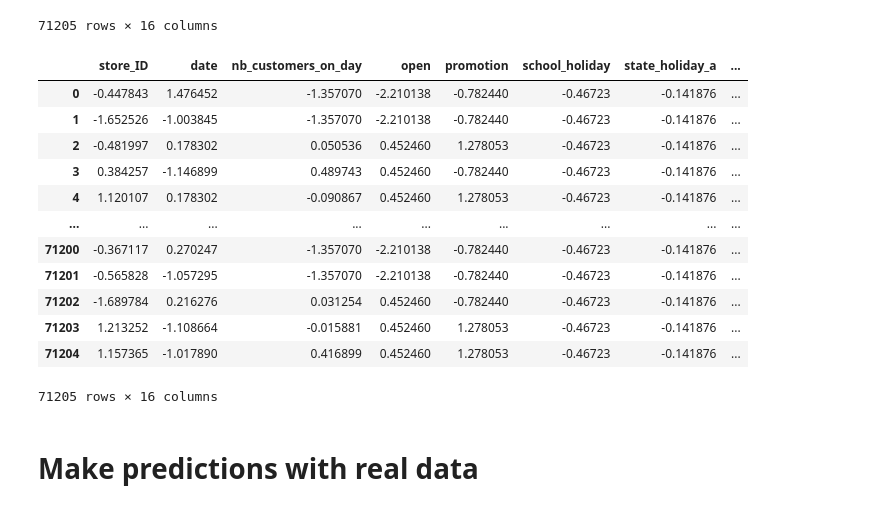
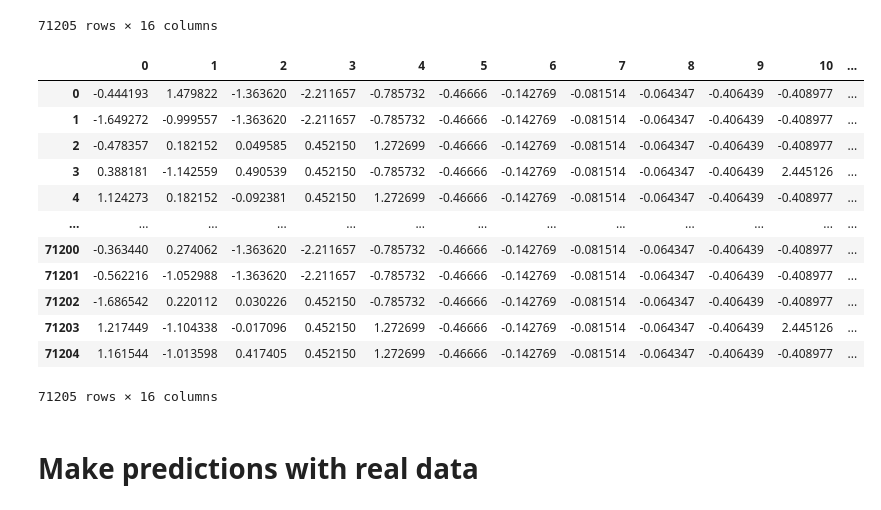
Before and after one commit to tiagovhp/mini-project-ironkaggle, a Jupyter notebook: predictions_vs_realData.ipynb, the cells around one changed output. Saved outputs shown, nothing was run; the diff lists cells and outputs as text; code cells hidden in the pictures.

```diff
--- a/predictions_vs_realData.ipynb
+++ b/predictions_vs_realData.ipynb
@@ -84,27 +84,39 @@ data_for_model
 | 71203 | 950 | 20130423 | 626 | 1 | 1 | 0 | False | ... |
 | 71204 | 932 | 20131121 | 828 | 1 | 1 | 0 | False | ... |
 71205 rows × 16 columns
-# %%
-# Standardize the data
-from sklearn.preprocessing import StandardScaler
-
-scaler = StandardScaler()
-data_for_model = pd.DataFrame(scaler.fit_transform(data_for_model), columns=data_for_model.columns)
-data_for_model
-# %% [output]
-|  | store_ID | date | nb_customers_on_day | open | promotion | school_holiday | state_holiday_a | ... |
-| 0 | -0.447843 | 1.476452 | -1.357070 | -2.210138 | -0.782440 | -0.46723 | -0.141876 | ... |
-| 1 | -1.652526 | -1.003845 | -1.357070 | -2.210138 | -0.782440 | -0.46723 | -0.141876 | ... |
-| 2 | -0.481997 | 0.178302 | 0.050536 | 0.452460 | 1.278053 | -0.46723 | -0.141876 | ... |
-| 3 | 0.384257 | -1.146899 | 0.489743 | 0.452460 | -0.782440 | -0.46723 | -0.141876 | ... |
-| 4 | 1.120107 | 0.178302 | -0.090867 | 0.452460 | 1.278053 | -0.46723 | -0.141876 | ... |
-| ... | ... | ... | ... | ... | ... | ... | ... | ... |
-| 71200 | -0.367117 | 0.270247 | -1.357070 | -2.210138 | -0.782440 | -0.46723 | -0.141876 | ... |
-| 71201 | -0.565828 | -1.057295 | -1.357070 | -2.210138 | -0.782440 | -0.46723 | -0.141876 | ... |
-| 71202 | -1.689784 | 0.216276 | 0.031254 | 0.452460 | -0.782440 | -0.46723 | -0.141876 | ... |
-| 71203 | 1.213252 | -1.108664 | -0.015881 | 0.452460 | 1.278053 | -0.46723 | -0.141876 | ... |
-| 71204 | 1.157365 | -1.017890 | 0.416899 | 0.452460 | 1.278053 | -0.46723 | -0.141876 | ... |
-71205 rows × 16 columns
+# %%
+# Standardize the data
+from sklearn.preprocessing import StandardScaler
+
+
+# We have to standardize the new data with the scaling parameters derived from the training data used for the model
+## Import scaler used in training data
+import pickle
+
+with open('scaler.pkl', 'rb') as scaler_file:
+    scaler = pickle.load(scaler_file)
+
+# Transform the new data using imported scaler
+data_for_model_scaled = scaler.transform(data_for_model)
+
+data_for_model = pd.DataFrame(data_for_model_scaled)
+
+
+data_for_model
+# %% [output]
+|  | 0 | 1 | 2 | 3 | 4 | 5 | 6 | 7 | 8 | 9 | 10 | ... |
+| 0 | -0.444193 | 1.479822 | -1.363620 | -2.211657 | -0.785732 | -0.46666 | -0.142769 | -0.081514 | -0.064347 | -0.406439 | -0.408977 | ... |
+| 1 | -1.649272 | -0.999557 | -1.363620 | -2.211657 | -0.785732 | -0.46666 | -0.142769 | -0.081514 | -0.064347 | -0.406439 | -0.408977 | ... |
+| 2 | -0.478357 | 0.182152 | 0.049585 | 0.452150 | 1.272699 | -0.46666 | -0.142769 | -0.081514 | -0.064347 | -0.406439 | -0.408977 | ... |
+| 3 | 0.388181 | -1.142559 | 0.490539 | 0.452150 | -0.785732 | -0.46666 | -0.142769 | -0.081514 | -0.064347 | -0.406439 | 2.445126 | ... |
+| 4 | 1.124273 | 0.182152 | -0.092381 | 0.452150 | 1.272699 | -0.46666 | -0.142769 | -0.081514 | -0.064347 | -0.406439 | -0.408977 | ... |
+| ... | ... | ... | ... | ... | ... | ... | ... | ... | ... | ... | ... | ... |
+| 71200 | -0.363440 | 0.274062 | -1.363620 | -2.211657 | -0.785732 | -0.46666 | -0.142769 | -0.081514 | -0.064347 | -0.406439 | -0.408977 | ... |
+| 71201 | -0.562216 | -1.052988 | -1.363620 | -2.211657 | -0.785732 | -0.46666 | -0.142769 | -0.081514 | -0.064347 | -0.406439 | -0.408977 | ... |
+| 71202 | -1.686542 | 0.220112 | 0.030226 | 0.452150 | -0.785732 | -0.46666 | -0.142769 | -0.081514 | -0.064347 | -0.406439 | -0.408977 | ... |
+| 71203 | 1.217449 | -1.104338 | -0.017096 | 0.452150 | 1.272699 | -0.46666 | -0.142769 | -0.081514 | -0.064347 | -0.406439 | 2.445126 | ... |
+| 71204 | 1.161544 | -1.013598 | 0.417405 | 0.452150 | 1.272699 | -0.46666 | -0.142769 | -0.081514 | -0.064347 | -0.406439 | -0.408977 | ... |
+71205 rows × 16 columns
 # %% [markdown]
 # Make predictions with real data
 # %%
```
Also changed, not shown: parts of 2 cells of this notebook, 5 other files.
